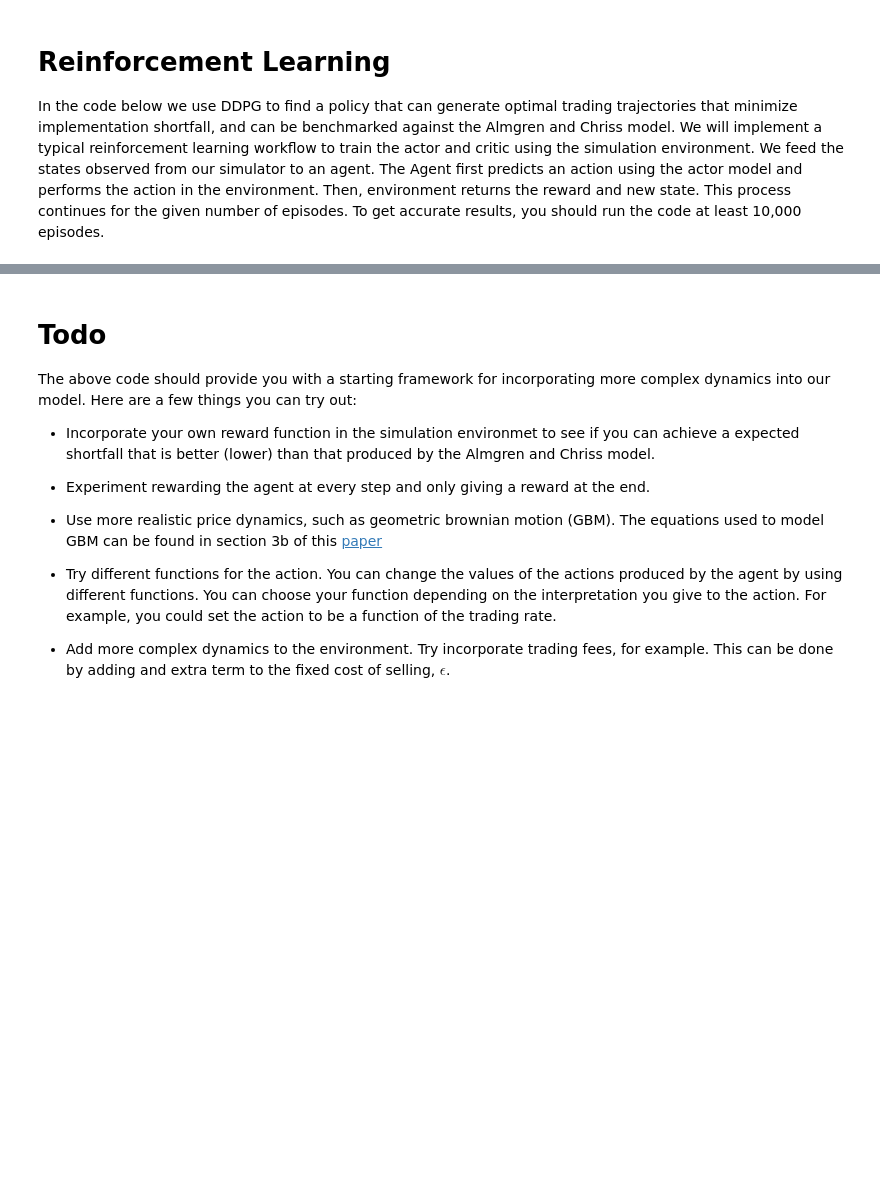
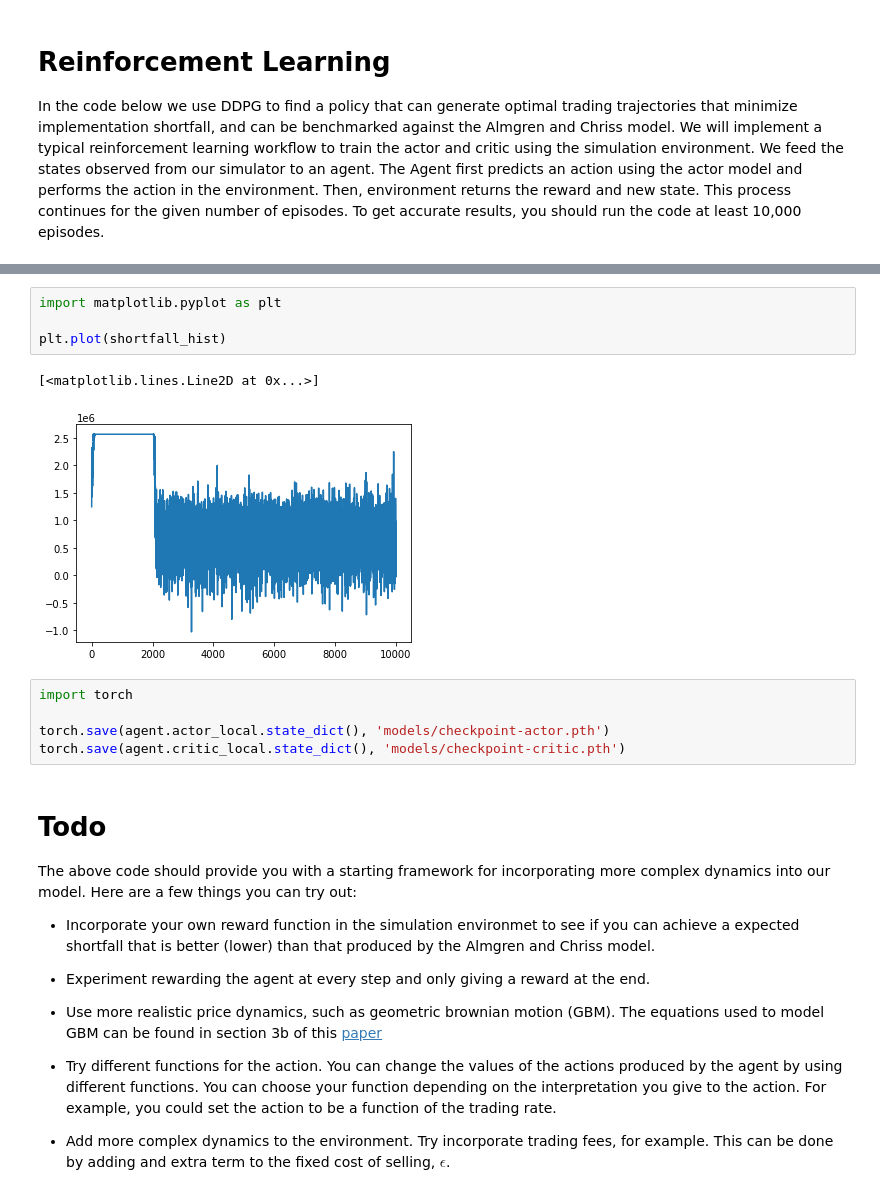
Before and after one commit to udacity/deep-reinforcement-learning, a Jupyter notebook: finance/DRL.ipynb, the cells around one changed output, grey strips where cells are left out. Saved outputs shown, nothing was run; the diff lists cells and outputs as text; blank space fills up the shorter version.

Commit message:
added DDPG model and agent to finance

```diff
--- a/finance/DRL.ipynb
+++ b/finance/DRL.ipynb
@@ -187,3 +257,15 @@ print('\nAverage Implementation Shortfall: ${:,.2f} \n'.format(np.mean(shortfall
+# %%
+import matplotlib.pyplot as plt
+
+plt.plot(shortfall_hist)
+# %% [output]
+[<matplotlib.lines.Line2D at 0x...>]
+[figure, added]
+# %%
+import torch
+
+torch.save(agent.actor_local.state_dict(), 'models/checkpoint-actor.pth')
+torch.save(agent.critic_local.state_dict(), 'models/checkpoint-critic.pth')
 # %% [markdown]
 # Todo
 
```
Also changed, not shown: parts of 8 cells of this notebook, 9 other files.
